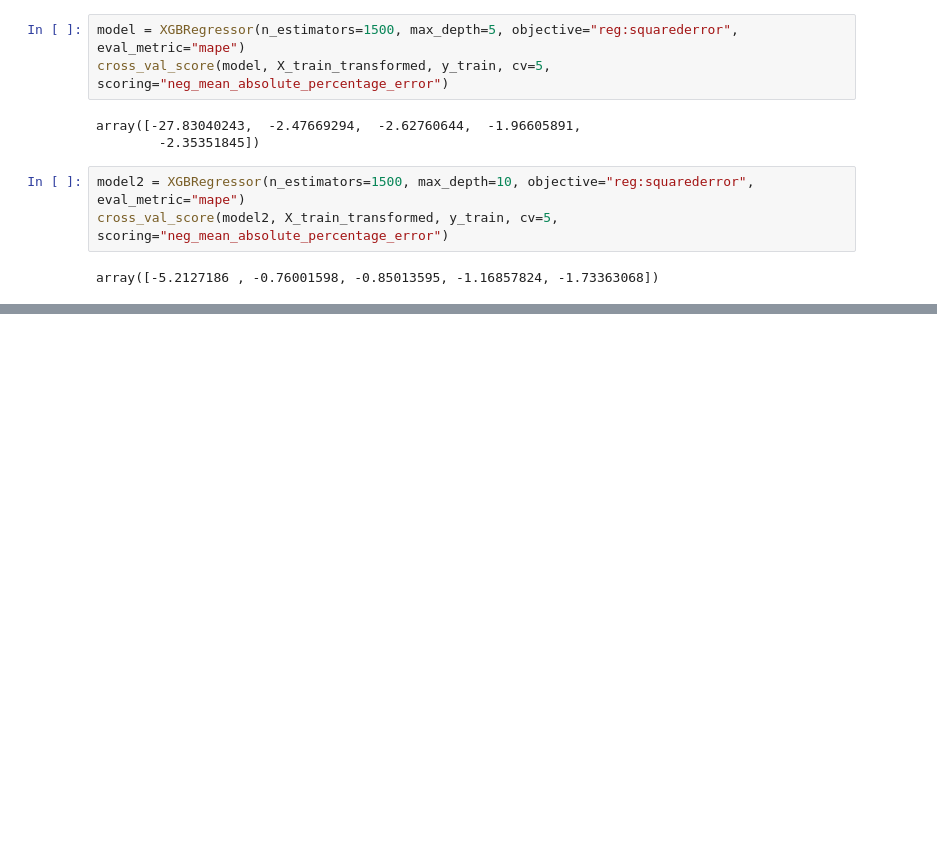
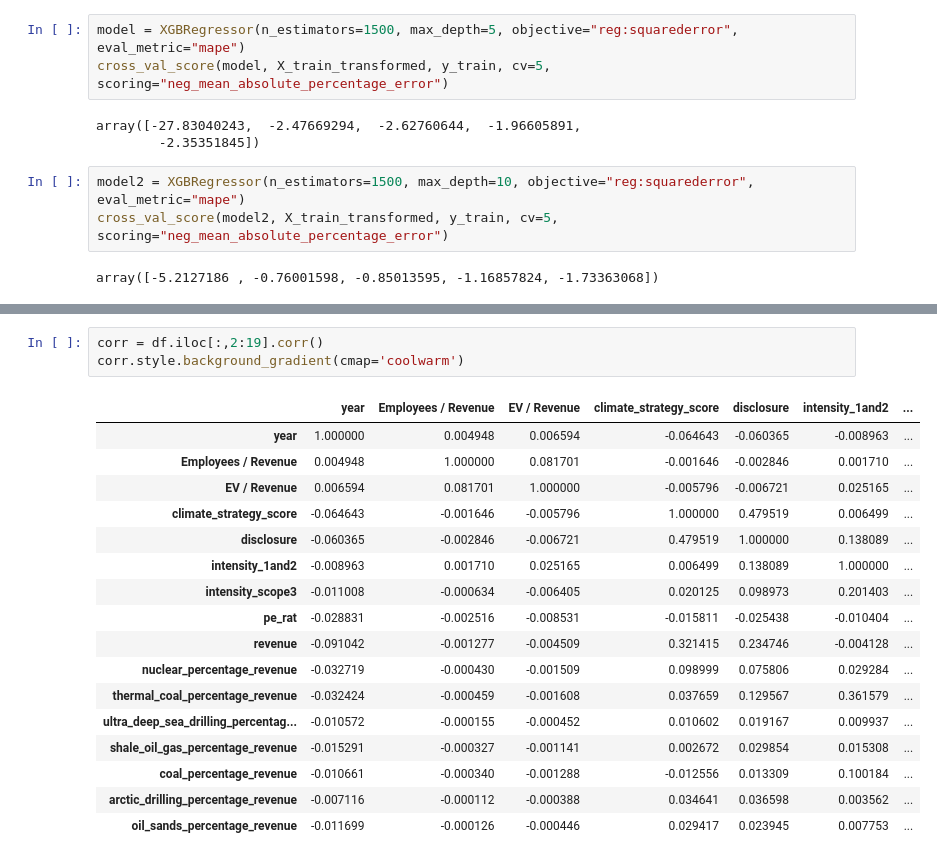
Before and after one commit to leocmcheung/carbon-forecast, a Jupyter notebook: notebooks/leo_D5_xgboost_on_all_avail.ipynb, the cells around one changed output, grey strips where cells are left out. Drawn from its saved outputs; the diff is of its cells as text; blank space fills up the shorter version.

```diff
--- a/notebooks/leo_D5_xgboost_on_all_avail.ipynb
+++ b/notebooks/leo_D5_xgboost_on_all_avail.ipynb
@@ -140,0 +199,21 @@ cross_val_score(model3, X_train_transformed, y_train, cv=5, scoring="neg_mean_ab
+# %%
+corr = df.iloc[:,2:19].corr()
+corr.style.background_gradient(cmap='coolwarm')
+# %% [output]
+|  | year | Employees / Revenue | EV / Revenue | climate_strategy_score | disclosure | intensity_1and2 | ... |
+| year | 1.000000 | 0.004948 | 0.006594 | -0.064643 | -0.060365 | -0.008963 | ... |
+| Employees / Revenue | 0.004948 | 1.000000 | 0.081701 | -0.001646 | -0.002846 | 0.001710 | ... |
+| EV / Revenue | 0.006594 | 0.081701 | 1.000000 | -0.005796 | -0.006721 | 0.025165 | ... |
+| climate_strategy_score | -0.064643 | -0.001646 | -0.005796 | 1.000000 | 0.479519 | 0.006499 | ... |
+| disclosure | -0.060365 | -0.002846 | -0.006721 | 0.479519 | 1.000000 | 0.138089 | ... |
+| intensity_1and2 | -0.008963 | 0.001710 | 0.025165 | 0.006499 | 0.138089 | 1.000000 | ... |
+| intensity_scope3 | -0.011008 | -0.000634 | -0.006405 | 0.020125 | 0.098973 | 0.201403 | ... |
+| pe_rat | -0.028831 | -0.002516 | -0.008531 | -0.015811 | -0.025438 | -0.010404 | ... |
+| revenue | -0.091042 | -0.001277 | -0.004509 | 0.321415 | 0.234746 | -0.004128 | ... |
+| nuclear_percentage_revenue | -0.032719 | -0.000430 | -0.001509 | 0.098999 | 0.075806 | 0.029284 | ... |
+| thermal_coal_percentage_revenue | -0.032424 | -0.000459 | -0.001608 | 0.037659 | 0.129567 | 0.361579 | ... |
+| ultra_deep_sea_drilling_percentag... | -0.010572 | -0.000155 | -0.000452 | 0.010602 | 0.019167 | 0.009937 | ... |
+| shale_oil_gas_percentage_revenue | -0.015291 | -0.000327 | -0.001141 | 0.002672 | 0.029854 | 0.015308 | ... |
+| coal_percentage_revenue | -0.010661 | -0.000340 | -0.001288 | -0.012556 | 0.013309 | 0.100184 | ... |
+| arctic_drilling_percentage_revenue | -0.007116 | -0.000112 | -0.000388 | 0.034641 | 0.036598 | 0.003562 | ... |
+| oil_sands_percentage_revenue | -0.011699 | -0.000126 | -0.000446 | 0.029417 | 0.023945 | 0.007753 | ... |
```
Also changed, not shown: parts of 10 cells of this notebook.
